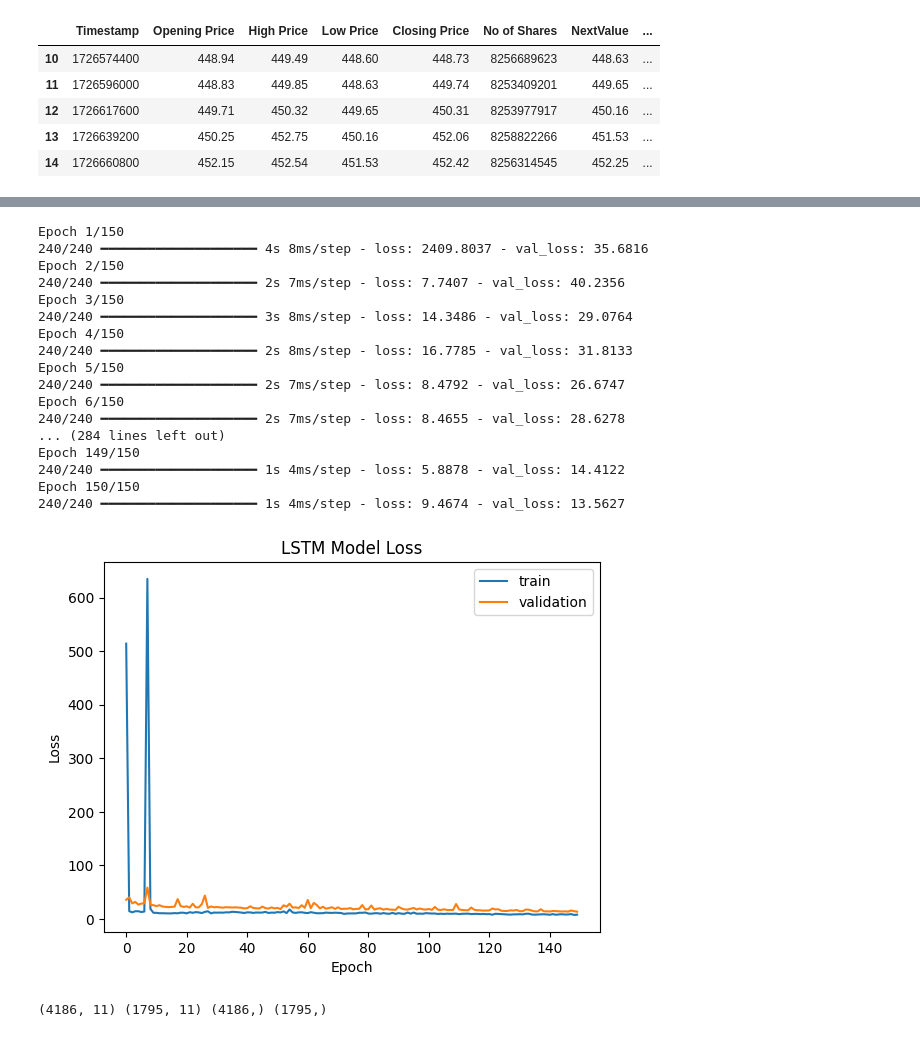
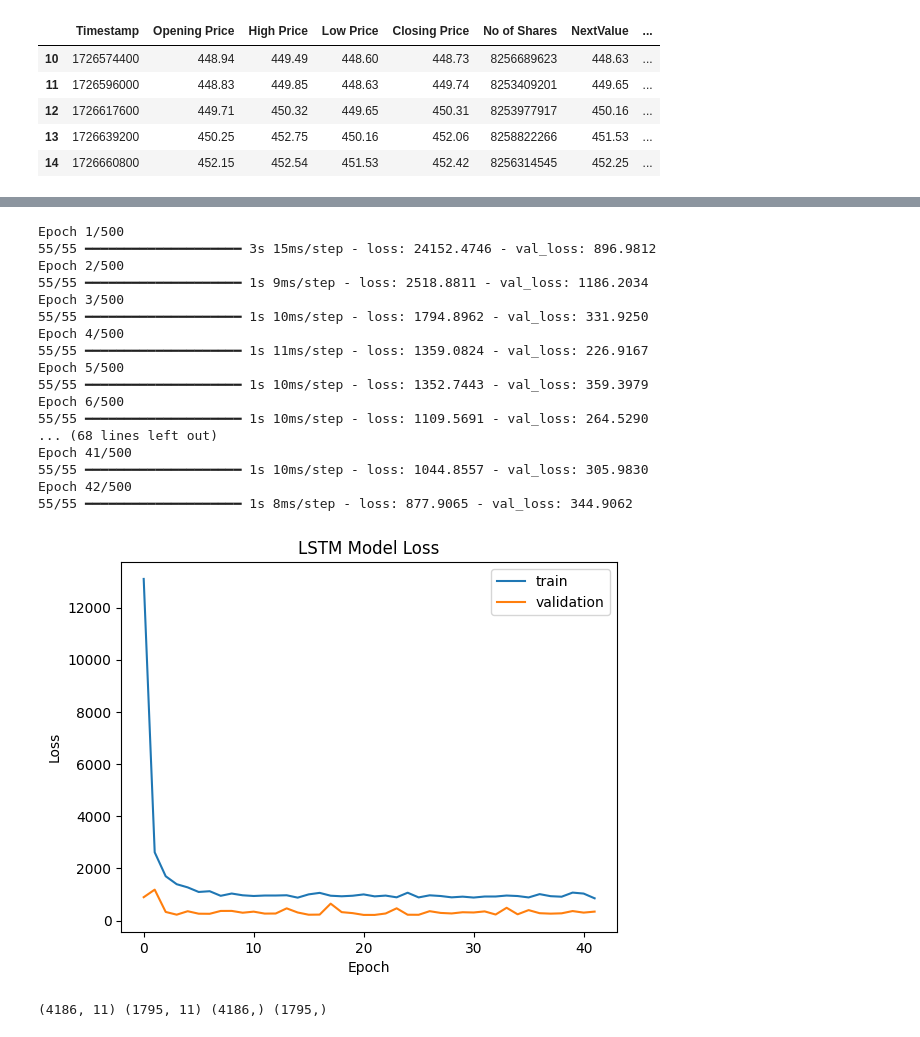
Before and after one commit to ibixina/ML, a Jupyter notebook: stocksTorn/torn_stocks_analysis.ipynb, the cells around one changed output, grey strips where cells are left out. Cells and saved outputs as stored; diff of their text form; code cells hidden in the pictures.

Commit message:
new model

```diff
--- a/stocksTorn/torn_stocks_analysis.ipynb
+++ b/stocksTorn/torn_stocks_analysis.ipynb
@@ -74,7 +74,7 @@ X = df.drop(drop, axis=1)
 y = df["NextValue"]
 
 
-train_size = int(len(df) * 0.7)  # 70% for training
+train_size = int(len(df) * 0.5)  # 70% for training
 train_df = df[:train_size]
 test_df = df[train_size:]
 
@@ -187,0 +220,11 @@ Model: "sequential"
+# %%
+from tensorflow.keras.models import Sequential
+from tensorflow.keras.layers import LSTM, Dense, Dropout
+
+model = Sequential()
+model.add(LSTM(50, activation='tanh', input_shape=(time_steps, n_features)))
+model.add(Dropout(0.2))  # 20% dropout
+model.add(Dense(1))
+
+model.compile(optimizer='adam', loss='mse')
+model.summary()
@@ -188,37 +245,41 @@ Model: "sequential"
 # %%
+from tensorflow.keras.callbacks import EarlyStopping
+
+early_stop = EarlyStopping(monitor='val_loss', patience=20, restore_best_weights=True)
+
 # Train the LSTM model
-history = model.fit(X_train_lstm, y_train_lstm, epochs=150, batch_size=14, validation_split=0.2, verbose=1)
+history = model.fit(X_train_lstm, y_train_lstm, epochs=500, batch_size=14, validation_split=0.2, verbose=1, callbacks = [early_stop])
 # You can adjust epochs, batch_size, and validation_split
 
 # Optional: Plot training history to see loss over epochs
 import matplotlib.pyplot as plt
 
 plt.plot(history.history['loss'], label='train')
 plt.plot(history.history['val_loss'], label='validation')
 plt.title('LSTM Model Loss')
 plt.xlabel('Epoch')
 plt.ylabel('Loss')
 plt.legend()
 plt.show()
 # %% [output]
-Epoch 1/150
-240/240 ━━━━━━━━━━━━━━━━━━━━ 4s 8ms/step - loss: 2409.8037 - val_loss: 35.6816
-Epoch 2/150
-240/240 ━━━━━━━━━━━━━━━━━━━━ 2s 7ms/step - loss: 7.7407 - val_loss: 40.2356
-Epoch 3/150
-240/240 ━━━━━━━━━━━━━━━━━━━━ 3s 8ms/step - loss: 14.3486 - val_loss: 29.0764
-Epoch 4/150
-240/240 ━━━━━━━━━━━━━━━━━━━━ 2s 8ms/step - loss: 16.7785 - val_loss: 31.8133
-Epoch 5/150
-240/240 ━━━━━━━━━━━━━━━━━━━━ 2s 7ms/step - loss: 8.4792 - val_loss: 26.6747
-Epoch 6/150
-240/240 ━━━━━━━━━━━━━━━━━━━━ 2s 7ms/step - loss: 8.4655 - val_loss: 28.6278
-... (284 lines left out)
-Epoch 149/150
-240/240 ━━━━━━━━━━━━━━━━━━━━ 1s 4ms/step - loss: 5.8878 - val_loss: 14.4122
-Epoch 150/150
-240/240 ━━━━━━━━━━━━━━━━━━━━ 1s 4ms/step - loss: 9.4674 - val_loss: 13.5627
+Epoch 1/500
+55/55 ━━━━━━━━━━━━━━━━━━━━ 3s 15ms/step - loss: 24152.4746 - val_loss: 896.9812
+Epoch 2/500
+55/55 ━━━━━━━━━━━━━━━━━━━━ 1s 9ms/step - loss: 2518.8811 - val_loss: 1186.2034
+Epoch 3/500
+55/55 ━━━━━━━━━━━━━━━━━━━━ 1s 10ms/step - loss: 1794.8962 - val_loss: 331.9250
+Epoch 4/500
+55/55 ━━━━━━━━━━━━━━━━━━━━ 1s 11ms/step - loss: 1359.0824 - val_loss: 226.9167
+Epoch 5/500
+55/55 ━━━━━━━━━━━━━━━━━━━━ 1s 10ms/step - loss: 1352.7443 - val_loss: 359.3979
+Epoch 6/500
+55/55 ━━━━━━━━━━━━━━━━━━━━ 1s 10ms/step - loss: 1109.5691 - val_loss: 264.5290
+... (68 lines left out)
+Epoch 41/500
+55/55 ━━━━━━━━━━━━━━━━━━━━ 1s 10ms/step - loss: 1044.8557 - val_loss: 305.9830
+Epoch 42/500
+55/55 ━━━━━━━━━━━━━━━━━━━━ 1s 8ms/step - loss: 877.9065 - val_loss: 344.9062
-[figure, old version]
+[figure, new version]
 # %%
 # can't use this due to the data being temporally dependent, so cannot randomize the dataset. implement a different method above.
 # # test train data
```
Also changed, not shown: parts of 10 cells of this notebook.
